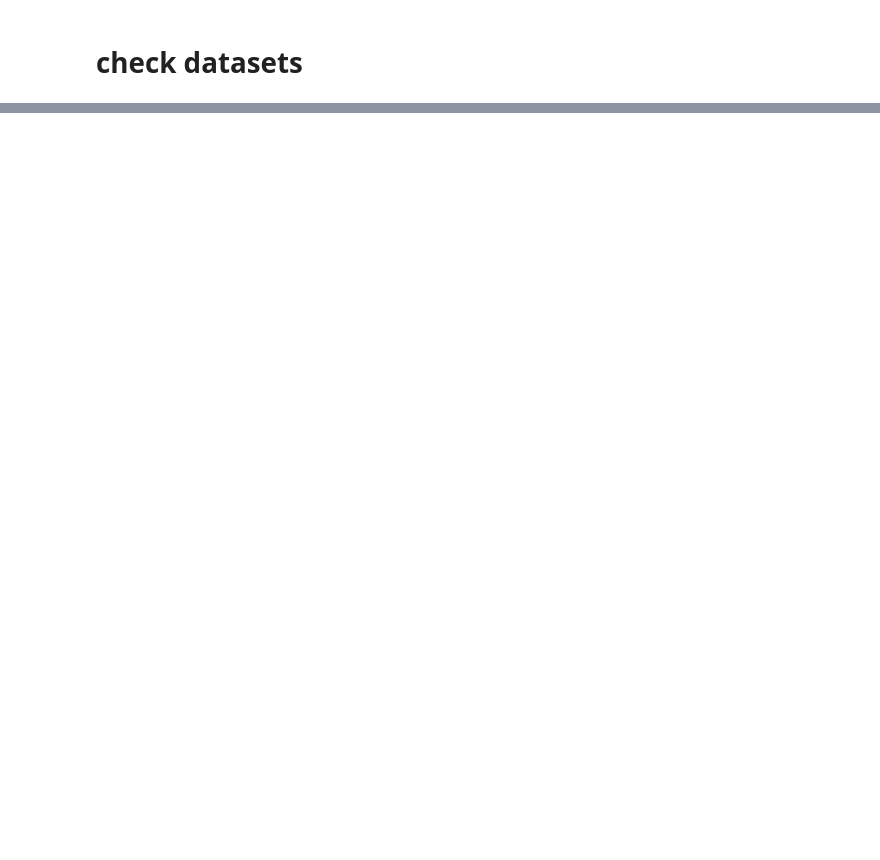
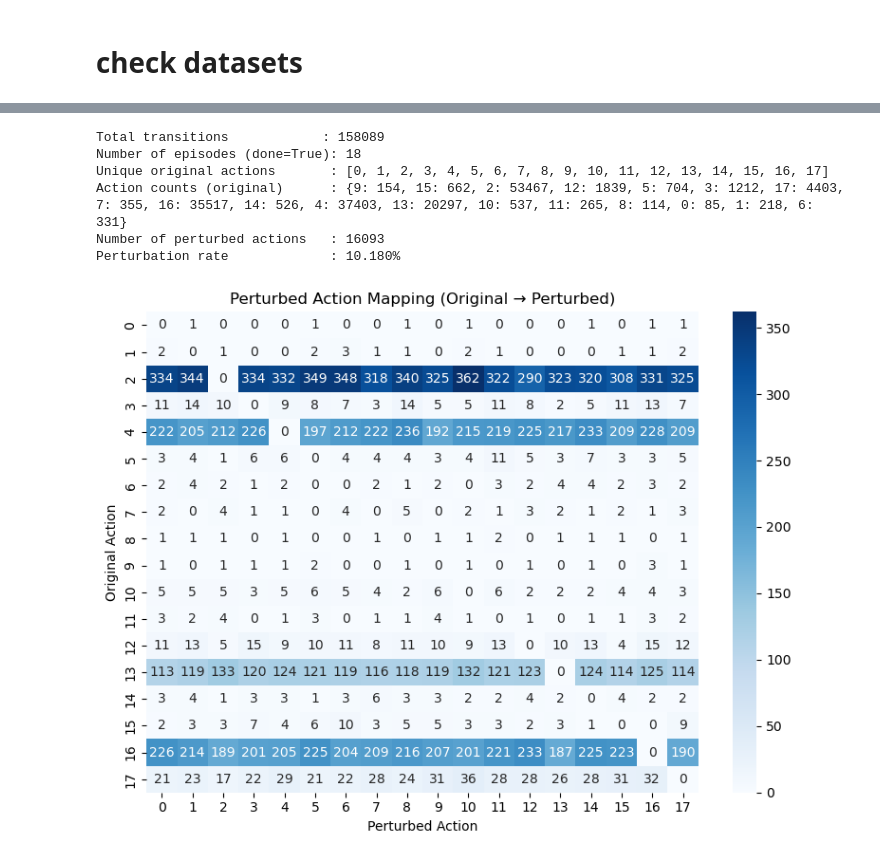
Before and after one commit to ManuelSperl/master-thesis-ai, a Jupyter notebook: main_datasets.ipynb, the cells around one changed output, grey strips where cells are left out. Cells and saved outputs as stored; diff of their text form; code cells hidden in the pictures; blank space fills up the shorter version.

```diff
--- a/main_datasets.ipynb
+++ b/main_datasets.ipynb
@@ -968 +1151,15 @@ def plot_perturbation_heatmap(dataset, action_size=18):
+# %%
+dataset_path = 'datasets/intermediate_logs/seaquest_intermediate_perturb10.pkl'
+dataset = load_dataset(dataset_path)
+
+info = inspect_dataset(dataset)
+plot_perturbation_heatmap(dataset)
+# %% [output]
+Total transitions            : 158089
+Number of episodes (done=True): 18
+Unique original actions       : [0, 1, 2, 3, 4, 5, 6, 7, 8, 9, 10, 11, 12, 13, 14, 15, 16, 17]
+Action counts (original)      : {9: 154, 15: 662, 2: 53467, 12: 1839, 5: 704, 3: 1212, 17: 4403, 7: 355, 16: 35517, 14: 526, 4: 37403, 13: 20297, 10: 537, 11: 265, 8: 114, 0: 85, 1: 218, 6: 331}
+Number of perturbed actions   : 16093
+Perturbation rate             : 10.180%
+[figure, added]
 # %%
```
Also changed, not shown: parts of 94 cells of this notebook, 30 other files.
